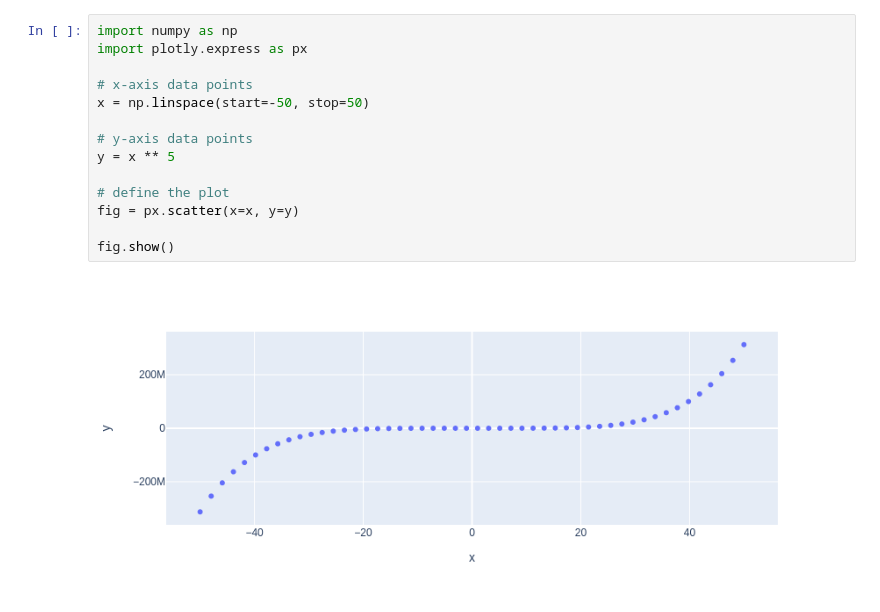
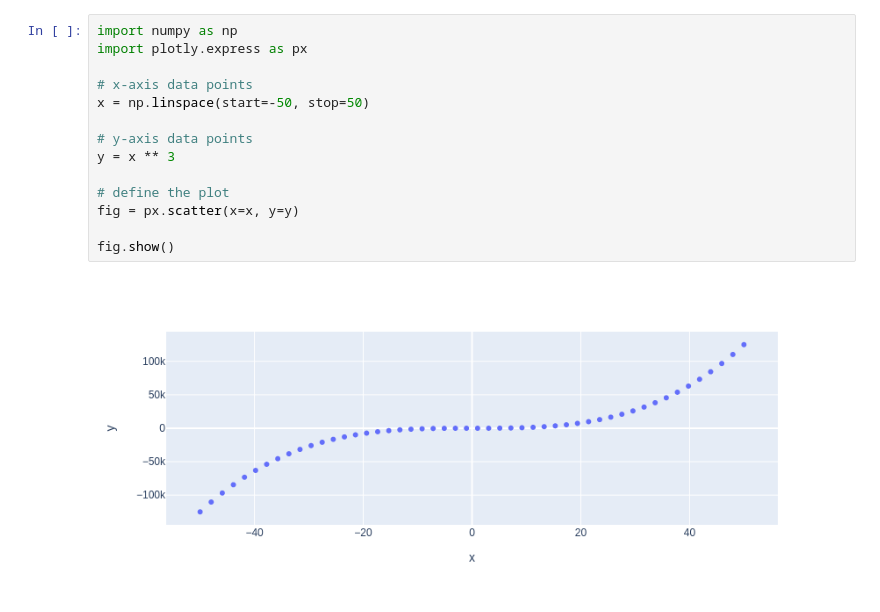
Before and after one commit to req-k8s/mynotebooks-xp, a Jupyter notebook: experiment1.ipynb, the cells around one changed output. Saved outputs shown, nothing was run; the diff lists cells and outputs as text.

```diff
--- a/experiment1.ipynb
+++ b/experiment1.ipynb
@@ -1,16 +1,16 @@
 # %%
 import numpy as np
 import plotly.express as px
 
 # x-axis data points
 x = np.linspace(start=-50, stop=50)
 
 # y-axis data points
-y = x ** 5
+y = x ** 3
 
 # define the plot
 fig = px.scatter(x=x, y=y)
 
 fig.show()
 # %% [output]
-[figure, old version]
+[figure, new version]
```
